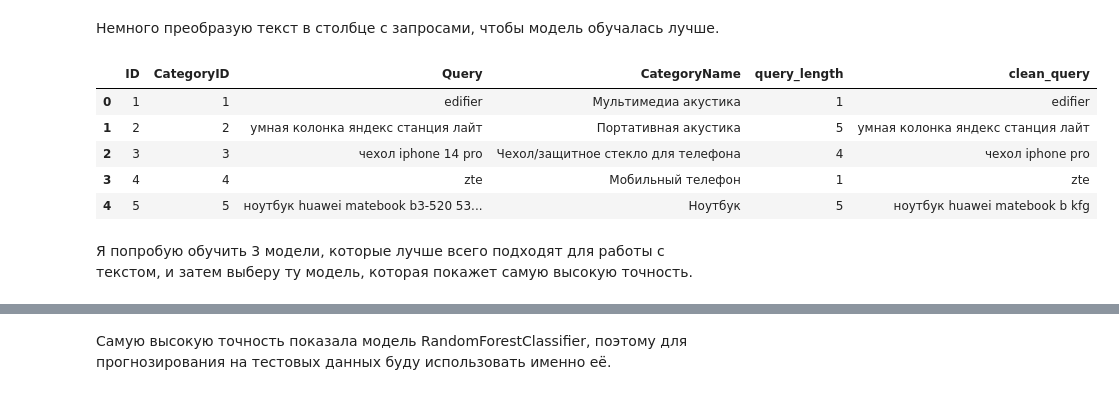
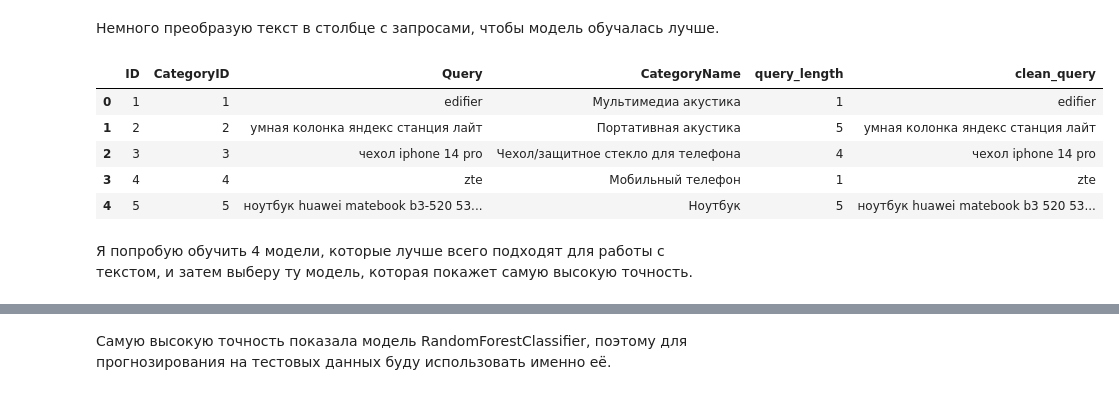
Before and after one commit to diMaster228/21vek_competition, a Jupyter notebook: 21vek-competition.ipynb, the cells around one changed output, grey strips where cells are left out. Drawn from its saved outputs; the diff is of its cells as text; code cells hidden in the pictures.

```diff
--- a/21vek-competition.ipynb
+++ b/21vek-competition.ipynb
@@ -68,24 +69,37 @@ from sklearn.metrics import classification_report, accuracy_score
 import re
 import pandas as pd
+# %%
+russian_stopwords = set([
+    "и", "в", "во", "не", "что", "он", "на", "я", "с", "со", "как", "а", "то",
+    "все", "она", "так", "его", "но", "да", "ты", "к", "у", "же", "вы", "за",
+    "бы", "по", "ее", "мне", "было", "вот", "от", "меня", "еще", "нет", "о",
+    "из", "ему", "теперь", "когда", "даже", "ну", "вдруг", "ли", "если", "уже",
+    "или", "ни", "быть", "был", "него", "до", "вас", "нибудь", "опять", "уж",
+    "вам", "ведь", "там", "потом", "себя", "ничего", "ей", "может", "они",
+    "тут", "где", "есть", "надо", "ней", "для", "мы", "тебя", "их", "чем",
+    "была", "сам", "чтоб", "без", "будто", "чего", "раз", "тоже", "себе",
+    "под", "будет", "ж", "тогда", "кто", "этот"
+])
 # %% [markdown]
 Немного преобразую текст в столбце с запросами, чтобы модель обучалась лучше.
 # %%
 def cleaning(text):
     text = str(text).lower()
-    text = re.sub(r"[^\w\s]", " ", text)
-    text = re.sub(r"\d+", " ", text)
-    text = re.sub(r"\s+", " ", text)
-    return text.strip()
+    text = re.sub(r"[^a-zа-я0-9]+", " ", text)
+    words = text.split()
+    words = [word for word in words if word not in russian_stopwords]
+    return " ".join(words)
+
 
 train_df["clean_query"] = train_df["Query"].apply(cleaning)
 train_df.head()
 # %% [output]
 |  | ID | CategoryID | Query | CategoryName | query_length | clean_query |
 | 0 | 1 | 1 | edifier | Мультимедиа акустика | 1 | edifier |
 | 1 | 2 | 2 | умная колонка яндекс станция лайт | Портативная акустика | 5 | умная колонка яндекс станция лайт |
-| 2 | 3 | 3 | чехол iphone 14 pro | Чехол/защитное стекло для телефона | 4 | чехол iphone pro |
+| 2 | 3 | 3 | чехол iphone 14 pro | Чехол/защитное стекло для телефона | 4 | чехол iphone 14 pro |
 | 3 | 4 | 4 | zte | Мобильный телефон | 1 | zte |
-| 4 | 5 | 5 | ноутбук huawei matebook b3-520 53... | Ноутбук | 5 | ноутбук huawei matebook b kfg |
+| 4 | 5 | 5 | ноутбук huawei matebook b3-520 53... | Ноутбук | 5 | ноутбук huawei matebook b3 520 53... |
 # %%
 X = train_df["clean_query"]
 Y = train_df["CategoryID"]
@@ -102,7 +111,7 @@ vectorizer = TfidfVectorizer(
 X_train_vect = vectorizer.fit_transform(X_train)
 X_value_vect = vectorizer.transform(X_value)
 # %% [markdown]
-Я попробую обучить 3 модели, которые лучше всего подходят для работы с текстом, и затем выберу ту модель, которая покажет самую высокую точность.
+Я попробую обучить 4 модели, которые лучше всего подходят для работы с текстом, и затем выберу ту модель, которая покажет самую высокую точность.
 # %%
 models = {
     "Naive Bayes": MultinomialNB(),
```
Also changed, not shown: parts of 9 cells of this notebook.
